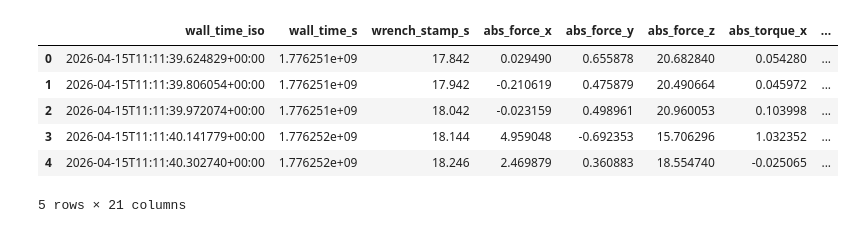
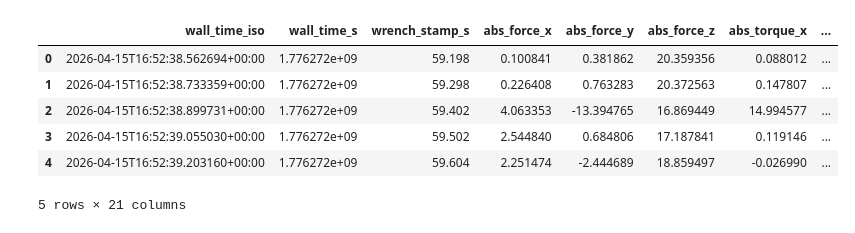
Before and after one commit to BrenzingerLuca/AI-for-Industry-Challenge, a Jupyter notebook: analysis_forces.ipynb, the cells around one changed output. Drawn from its saved outputs; the diff is of its cells as text; code cells hidden in the pictures.

```diff
--- a/analysis_forces.ipynb
+++ b/analysis_forces.ipynb
@@ -2,15 +2,15 @@
 import pandas as pd
 import matplotlib.pyplot as plt
 # %%
-df = pd.read_csv("aic_solution_policy/data/try_01.csv")
+df = pd.read_csv("aic_solution_policy/data/try_03.csv")
 df.head()
 # %% [output]
 |  | wall_time_iso | wall_time_s | wrench_stamp_s | abs_force_x | abs_force_y | abs_force_z | abs_torque_x | ... |
-| 0 | 2026-04-15T11:11:39.624829+00:00 | 1.776251e+09 | 17.842 | 0.029490 | 0.655878 | 20.682840 | 0.054280 | ... |
-| 1 | 2026-04-15T11:11:39.806054+00:00 | 1.776251e+09 | 17.942 | -0.210619 | 0.475879 | 20.490664 | 0.045972 | ... |
-| 2 | 2026-04-15T11:11:39.972074+00:00 | 1.776251e+09 | 18.042 | -0.023159 | 0.498961 | 20.960053 | 0.103998 | ... |
-| 3 | 2026-04-15T11:11:40.141779+00:00 | 1.776252e+09 | 18.144 | 4.959048 | -0.692353 | 15.706296 | 1.032352 | ... |
-| 4 | 2026-04-15T11:11:40.302740+00:00 | 1.776252e+09 | 18.246 | 2.469879 | 0.360883 | 18.554740 | -0.025065 | ... |
+| 0 | 2026-04-15T16:52:38.562694+00:00 | 1.776272e+09 | 59.198 | 0.100841 | 0.381862 | 20.359356 | 0.088012 | ... |
+| 1 | 2026-04-15T16:52:38.733359+00:00 | 1.776272e+09 | 59.298 | 0.226408 | 0.763283 | 20.372563 | 0.147807 | ... |
+| 2 | 2026-04-15T16:52:38.899731+00:00 | 1.776272e+09 | 59.402 | 4.063353 | -13.394765 | 16.869449 | 14.994577 | ... |
+| 3 | 2026-04-15T16:52:39.055030+00:00 | 1.776272e+09 | 59.502 | 2.544840 | 0.684806 | 17.187841 | 0.119146 | ... |
+| 4 | 2026-04-15T16:52:39.203160+00:00 | 1.776272e+09 | 59.604 | 2.251474 | -2.444689 | 18.859497 | -0.026990 | ... |
 5 rows × 21 columns
 # %%
 def plot_wrench_xyz_over_time(df, time_col="wall_time_s", figsize=(12, 8)):
```
Also changed, not shown: parts of 1 cell of this notebook, 2 other files.
